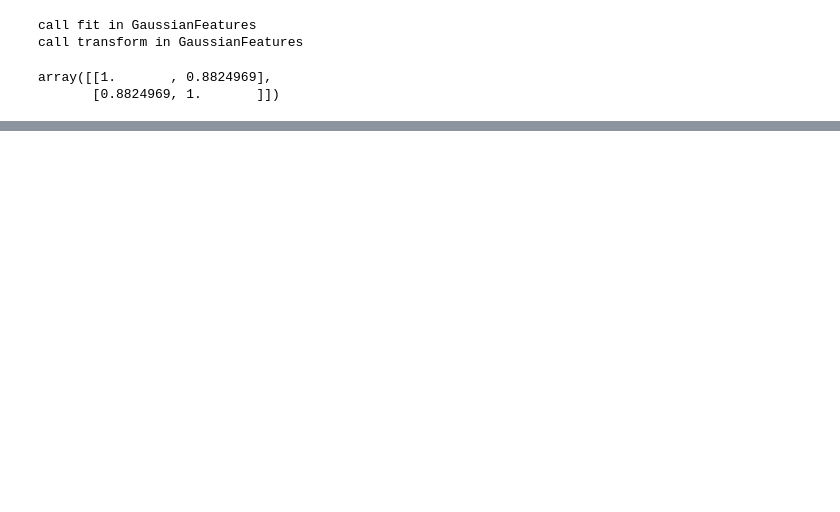
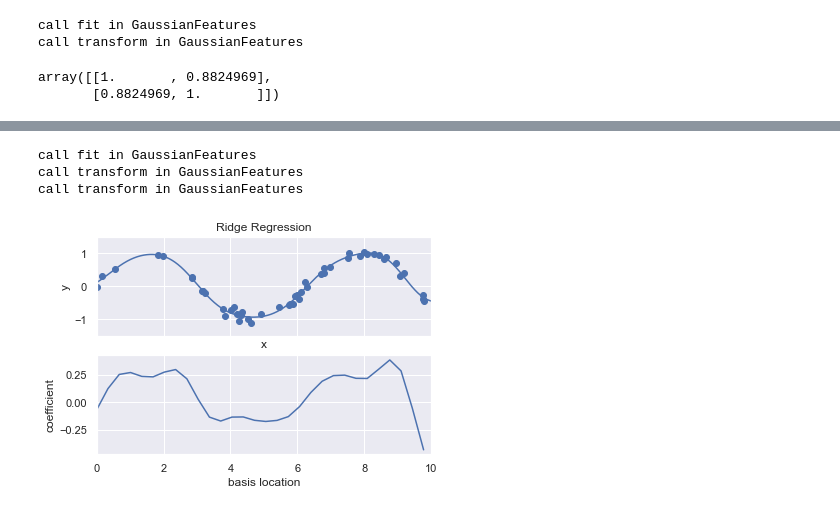
Before and after one commit to lingtengkong/PyTutorial, a Jupyter notebook: machine learning/In Depth: Linear Regression.ipynb, the cells around one changed output, grey strips where cells are left out. Drawn from its saved outputs; the diff is of its cells as text; code cells hidden in the pictures; blank space fills up the shorter version.

```diff
--- a/machine learning/In Depth: Linear Regression.ipynb
+++ b/machine learning/In Depth: Linear Regression.ipynb
@@ -142,0 +188,10 @@ array([[1.       , 0.8824969],
+# %%
+# Ridge regression (L2 Regularization)
+from sklearn.linear_model import Ridge
+model = make_pipeline(GaussianFeatures(30), Ridge(alpha=0.1)) # controlling the complexity of the resulting model
+basis_plot(model, title='Ridge Regression') # be determined via, for example, cross-validation
+# %% [output]
+call fit in GaussianFeatures
+call transform in GaussianFeatures
+call transform in GaussianFeatures
+[figure, added]
```
Also changed, not shown: parts of 18 cells of this notebook, 4 other files.
